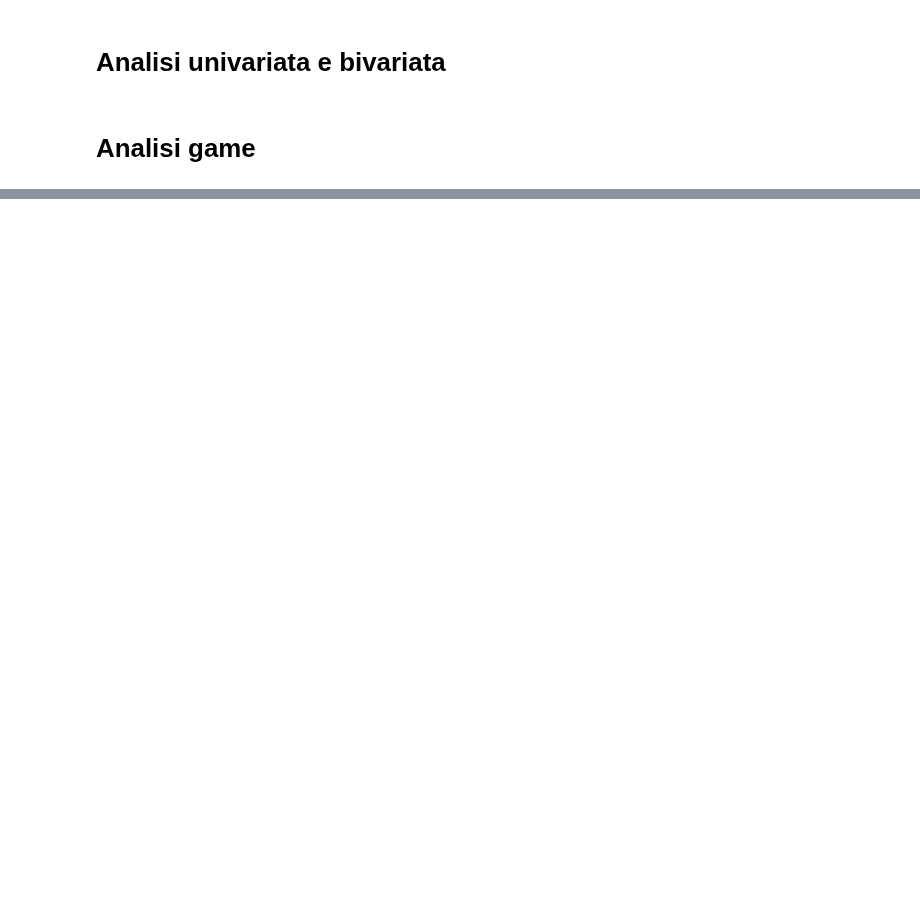
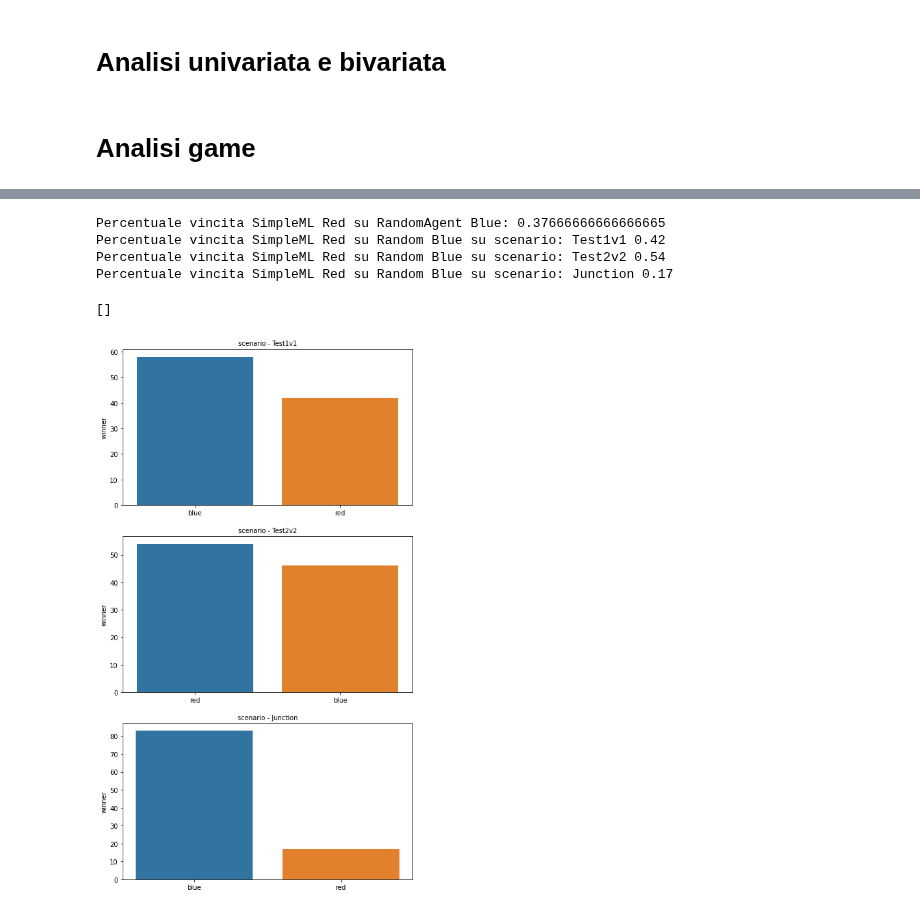
Before and after one commit to IDSIA/NewTechnoWar, a Jupyter notebook: code/Analysis.ipynb, the cells around one changed output, grey strips where cells are left out. Drawn from its saved outputs; the diff is of its cells as text; code cells hidden in the pictures; blank space fills up the shorter version.

```diff
--- a/code/Analysis.ipynb
+++ b/code/Analysis.ipynb
@@ -170,3 +172,24 @@ Percentuale vincita SimpleML su Greedy su scenario: Test2v2 0.375
 # %%
 #analisi per colore-> quando è rosso e quando è blu contro random e greedy! metti bene le percentuali
 #spiega un attimo logica dell'agente per Antonucci
+# %%
+mask=iniziale.loc[((iniziale.teamRed == "SimpleML") & (iniziale.teamBlue == "RandomAgent"))]
+print('Percentuale vincita SimpleML Red su RandomAgent Blue:',len(mask[mask['winner']=="red"])/len(mask))
+departments=mask['scenario'].unique()
+
+fig, ax = plt.subplots(len(departments), figsize=(8,15))
+for i,name in enumerate(departments):
+    dd=mask[(mask.scenario == name)]
+    sns.barplot(y=dd['winner'].value_counts(),x=dd['winner'].unique() ,ax=ax[i])
+    ax[i].set_title('scenario - {}'.format(name), fontsize=10)
+    print('Percentuale vincita SimpleML Red su Random Blue su scenario:',name,len(dd[dd['winner']=="red"])/len(dd))
+
+plt.plot()
+#metti perncetuale per ogni scenario
+# %% [output]
+Percentuale vincita SimpleML Red su RandomAgent Blue: 0.37666666666666665
+Percentuale vincita SimpleML Red su Random Blue su scenario: Test1v1 0.42
+Percentuale vincita SimpleML Red su Random Blue su scenario: Test2v2 0.54
+Percentuale vincita SimpleML Red su Random Blue su scenario: Junction 0.17
+[]
+[figure, added]
```
Also changed, not shown: parts of 8 cells of this notebook.
